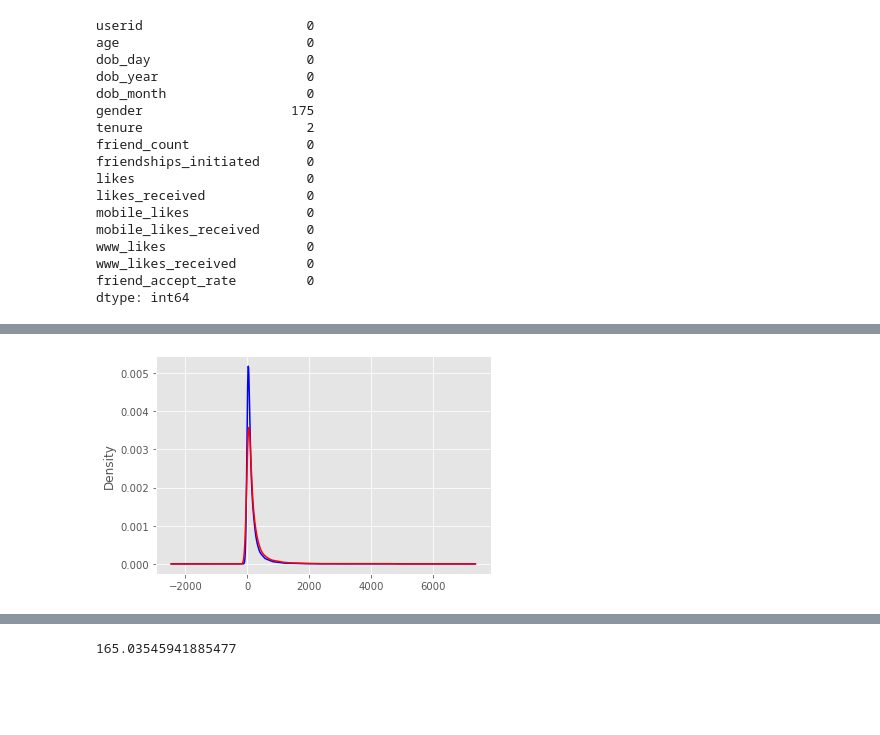
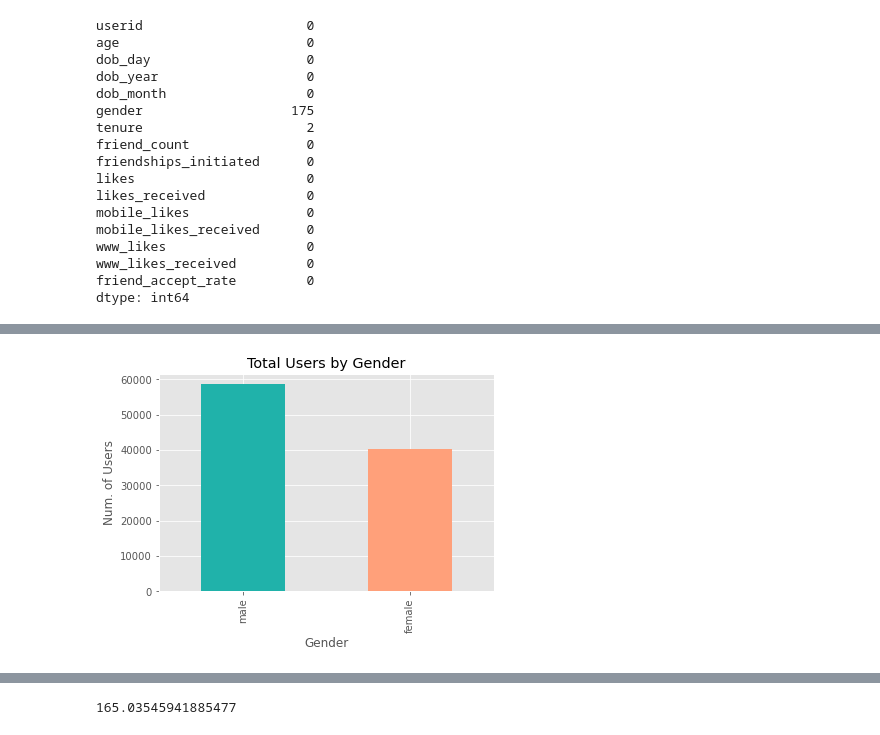
Before and after one commit to shigos/Facebook_Users, a Jupyter notebook: notebooks/eda.ipynb, the cells around one changed output, grey strips where cells are left out. Drawn from its saved outputs; the diff is of its cells as text; code cells hidden in the pictures; blank space fills up the shorter version.

```diff
--- a/notebooks/eda.ipynb
+++ b/notebooks/eda.ipynb
@@ -113,11 +105,12 @@ plt.show()
+# %%
+df['gender'].value_counts().plot(kind='bar',color = ['lightseagreen', 'lightsalmon'])
+plt.xlabel('Gender')
+plt.ylabel('Num. of Users')
+plt.title("Total Users by Gender")
+plt.savefig("../img/total_users_by_gender.jpg")
+plt.show()
+# %% [output]
+[figure, added]
 # %%
 males = df['gender'] == "male"
 females = df['gender'] == "female"
-# %%
-fig,ax = plt.subplots()
-ax1=df[males].friend_count.plot(kind='density', color='blue')
-ax2=df[females].friend_count.plot(kind='density',color = 'red')
-
-plt.show()
-# %% [output]
-[figure, removed]
```
Also changed, not shown: parts of 6 cells of this notebook, 5 other files.
